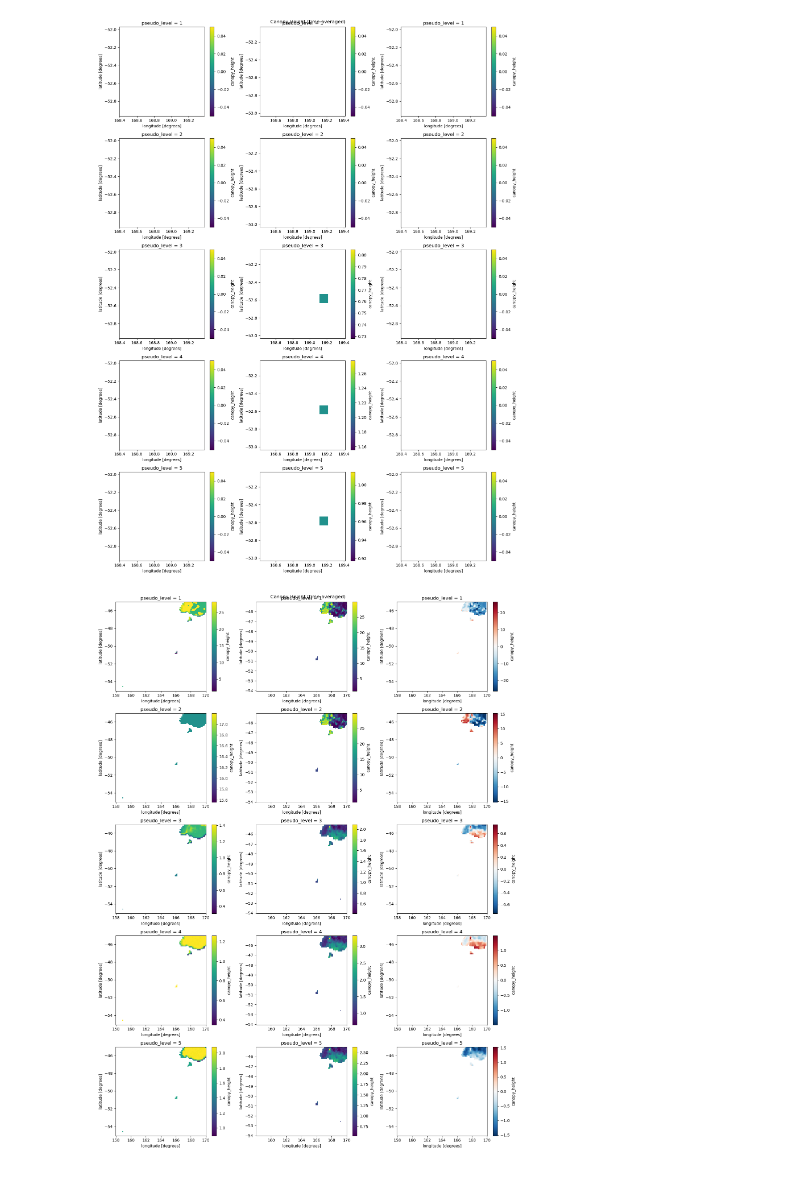
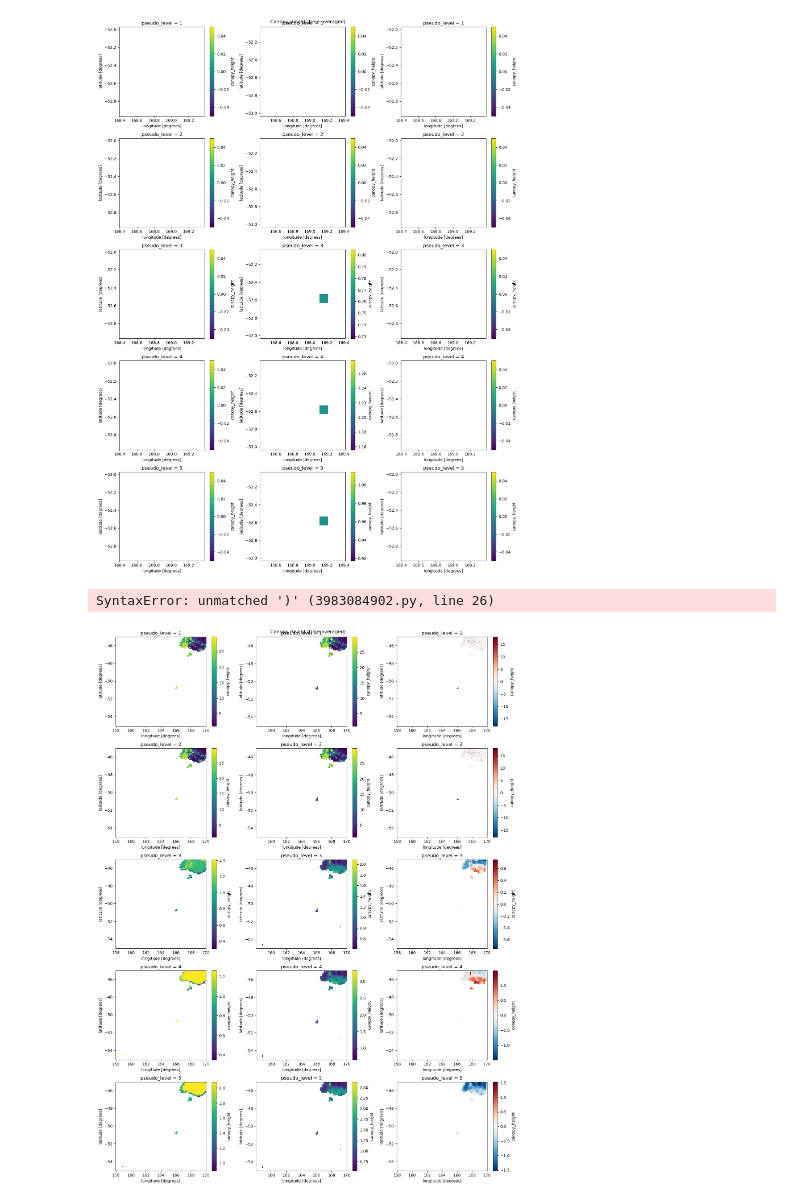
Before and after one commit to 21centuryweather/UM_configuration_tools, a Jupyter notebook: Check_BARRAr2_ancillaries.ipynb, the cells around one changed output. Drawn from its saved outputs; the diff is of its cells as text; code cells hidden in the pictures.

Commit message:
UPDATES : Examined merge canonpy height data in the Southern Ocean

```diff
--- a/Check_BARRAr2_ancillaries.ipynb
+++ b/Check_BARRAr2_ancillaries.ipynb
@@ -339,7 +339,41 @@ for level in levels:
     delta = rns.interp(latitude=lats,longitude=lons)-orig
     delta.plot(ax=ax[level,2])
 
-fig.suptitle('Canopy Height (time-averaged)')
+fig.suptitle('Canopy Height (time-averaged)',fontsize=20,y=1.0))
 plt.tight_layout()
 # %% [output]
-[figure, removed]
+SyntaxError: unmatched ')' (3983084902.py, line 26)
+# %%
+# Try the merged data - computed by merging MODIS and SI
+# Let's repeat the earlier comparison
+orig_veg_func_cube = ants.load( ORIG_PATH / 'vegetation/func_type_merge/qrparm.veg.func')[0]
+orig_veg_func = xr.DataArray.from_iris(orig_veg_func_cube)
+
+# Plot all canopy heights around Macquarie Island and average over time.
+fig,ax=plt.subplots(5,3,figsize=(15,20))
+levels = orig_veg_func.dim_0.values
+
+for level in levels:
+
+    orig = orig_veg_func.sel(latitude=slice(-55,-45),
+                             longitude=slice(158,170),
+                             dim_0=level).\
+                             mean(dim='month_number')
+    orig.plot(ax=ax[level,0])
+
+    rns = rns_veg_func.sel(latitude=slice(-55,-45),
+                           longitude=slice(158,170),
+                           dim_0=level).\
+                           mean(dim='time')
+    rns.plot(ax=ax[level,1])
+
+    lats = orig.latitude.values
+    lons = orig.longitude.values
+
+    delta = rns.interp(latitude=lats,longitude=lons)-orig
+    delta.plot(ax=ax[level,2])
+
+fig.suptitle('Canopy Height (time-averaged)')
+plt.tight_layout()
+# %% [output]
+[figure, added]
```
Also changed, not shown: parts of 1 cell of this notebook.
